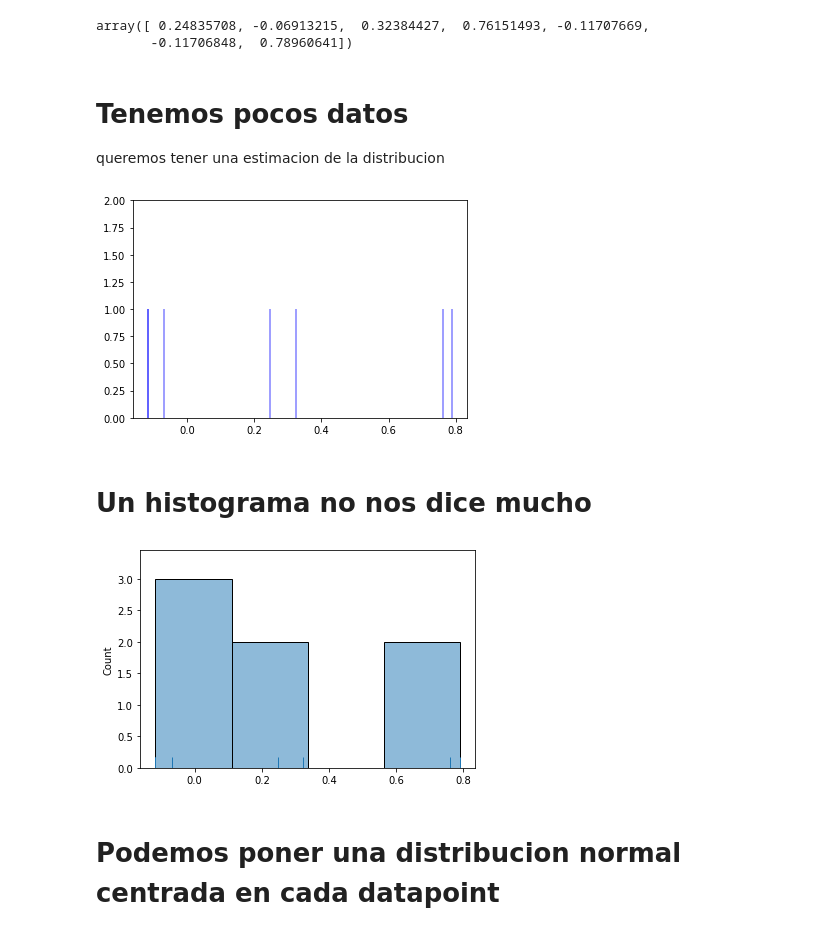
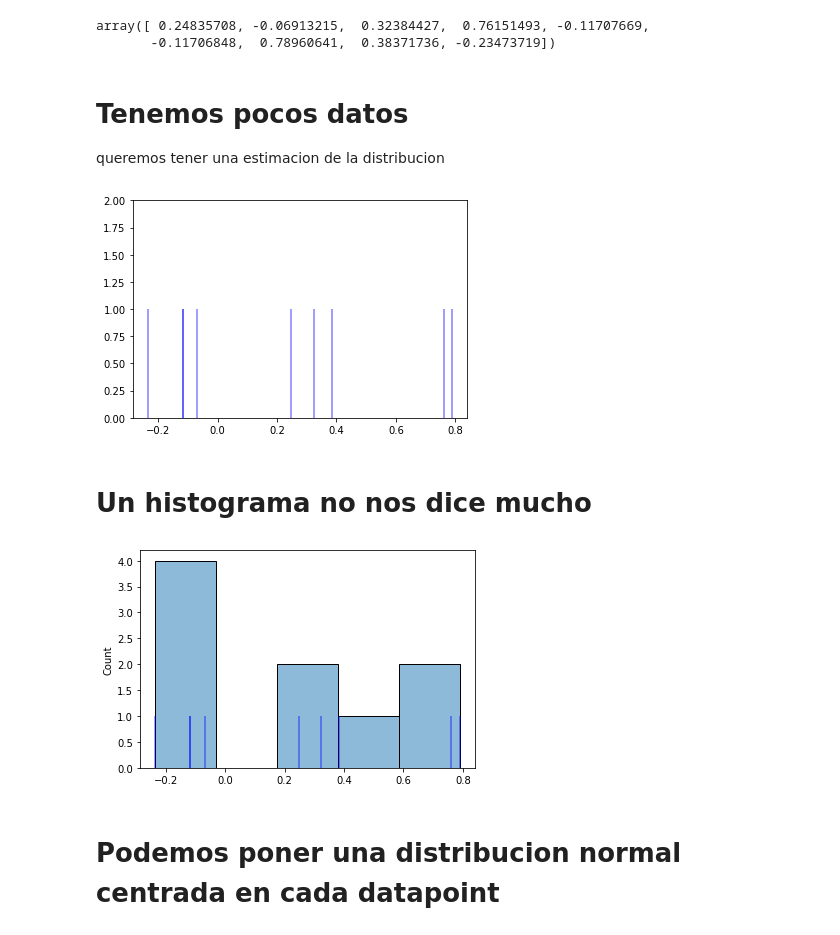
Before and after one commit to elsonidoq/ml-practico-2022, a Jupyter notebook: notebooks/Kernel_Density_Estimation.ipynb, the cells around one changed output. Saved outputs shown, nothing was run; the diff lists cells and outputs as text; code cells hidden in the pictures.

```diff
--- a/notebooks/Kernel_Density_Estimation.ipynb
+++ b/notebooks/Kernel_Density_Estimation.ipynb
@@ -3,11 +3,11 @@ import seaborn as sns
 import numpy as np
 # %%
 rnd = np.random.RandomState(42)
-data = rnd.normal(0, 0.5, size=7)
+data = rnd.normal(0, 0.5, size=9)
 data
 # %% [output]
 array([ 0.24835708, -0.06913215,  0.32384427,  0.76151493, -0.11707669,
-       -0.11706848,  0.78960641])
+       -0.11706848,  0.78960641,  0.38371736, -0.23473719])
 # %% [markdown]
 # Tenemos pocos datos
 queremos tener una estimacion de la distribucion
@@ -15,14 +15,14 @@ queremos tener una estimacion de la distribucion
 plt.vlines(data, ymin=0, ymax=1, color='b', alpha=0.5)
 plt.ylim(0, 2);
 # %% [output]
-[figure, old version]
+[figure, new version]
 # %% [markdown]
 # Un histograma no nos dice mucho
 # %%
-sns.histplot(data, alpha=0.5);
-sns.rugplot(data, height=0.05);
+sns.histplot(data, alpha=0.5)
+plt.vlines(data, ymin=0, ymax=1, color='b', alpha=0.5);
 # %% [output]
-[figure, old version]
+[figure, new version]
 # %% [markdown]
 # Podemos poner una distribucion normal centrada en cada datapoint
 # %%
```
Also changed, not shown: parts of 3 cells of this notebook.
